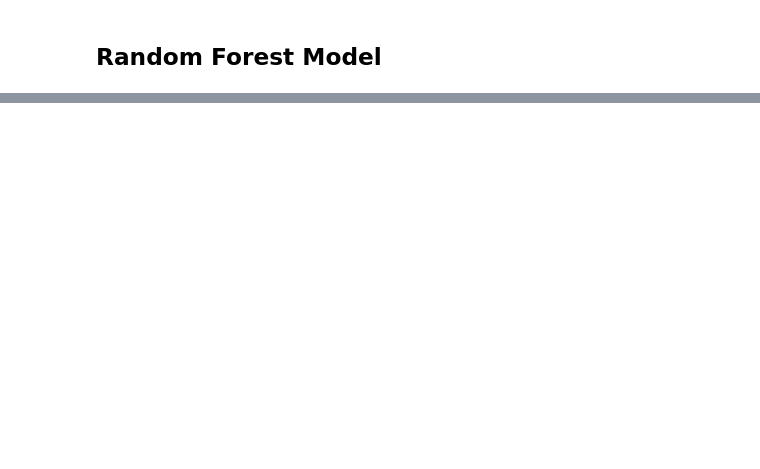
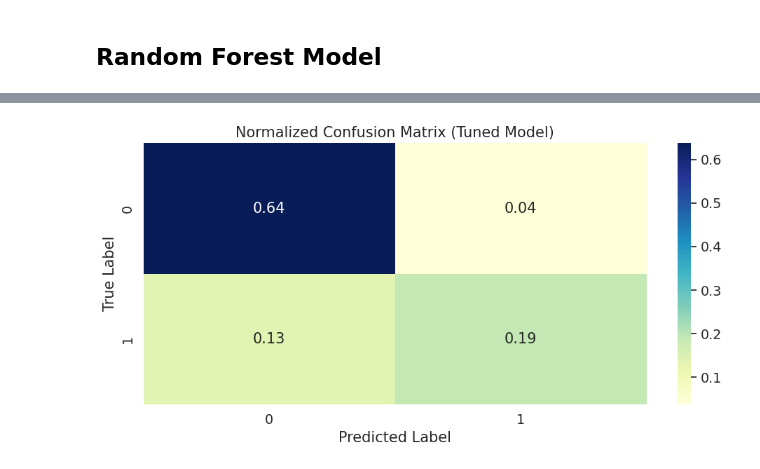
Before and after one commit to Mutariian/deep-learning-roadmap, a Jupyter notebook: PCOS_Detection.ipynb, the cells around one changed output, grey strips where cells are left out. Drawn from its saved outputs; the diff is of its cells as text; code cells hidden in the pictures; blank space fills up the shorter version.

```diff
--- a/PCOS_Detection.ipynb
+++ b/PCOS_Detection.ipynb
@@ -742,3 +659,8 @@ Classification Report:
    macro avg       0.90      0.81      0.84       163
 weighted avg       0.88      0.87      0.86       163
 [figure]
+# %%
+from sklearn.ensemble import RandomForestClassifier
+
+model = RandomForestClassifier()
+model.fit(X_train, y_train)
@@ -744,0 +673,82 @@ weighted avg       0.88      0.87      0.86       163
+# %%
+import pandas as pd
+import numpy as np
+import matplotlib.pyplot as plt
+import seaborn as sns
+
+from sklearn.model_selection import train_test_split
+from sklearn.preprocessing import StandardScaler
+from sklearn.metrics import classification_report, confusion_matrix
+
+import tensorflow as tf
+from tensorflow.keras.models import Sequential
+from tensorflow.keras.layers import Dense
+from tensorflow.keras.optimizers import Adam, RMSprop
+import keras_tuner as kt
+
+# Prepare the dataset
+X_raw = data.drop(columns=["PCOS (Y/N)", "Sl. No", "Patient File No."])
+X = pd.get_dummies(X_raw, drop_first=True)
+y = data["PCOS (Y/N)"]
+
+# Split and scale
+X_train, X_test, y_train, y_test = train_test_split(X, y, test_size=0.3, random_state=42)
+scaler = StandardScaler()
+X_train_scaled = scaler.fit_transform(X_train)
+X_test_scaled = scaler.transform(X_test)
+
+# Build model function for tuner
+def build_model(hp):
+    model = Sequential()
+    model.add(Dense(hp.Int('units_1', min_value=32, max_value=128, step=16),
+                    activation=hp.Choice('act_1', ['relu', 'tanh']),
+                    input_shape=(X_train_scaled.shape[1],)))
+
+    if hp.Boolean('second_layer'):
+        model.add(Dense(hp.Int('units_2', min_value=32, max_value=128, step=16),
+                        activation=hp.Choice('act_2', ['relu', 'tanh'])))
+
+    model.add(Dense(1, activation='sigmoid'))
+
+    model.compile(
+        optimizer=hp.Choice('optimizer', ['adam', 'rmsprop']),
+        loss='binary_crossentropy',
+        metrics=['accuracy']
+    )
+    return model
+
+# Hyperparameter tuner
+tuner = kt.RandomSearch(
+    build_model,
+    objective='val_accuracy',
+    max_trials=10,
+    executions_per_trial=1,
+    directory='my_dir',
+    project_name='pcos_nn_tuning'
+)
+
+# Run search
+tuner.search(X_train_scaled, y_train, epochs=20, validation_split=0.2, verbose=1)
+
+# Get best model
+best_model = tuner.get_best_models(num_models=1)[0]
+best_params = tuner.get_best_hyperparameters(1)[0].values
+print("Best Hyperparameters:", best_params)
+
+# Evaluate
+pred_probs = best_model.predict(X_test_scaled)
+predictions = (pred_probs > 0.5).astype(int).flatten()
+
+print("\nClassification Report:\n", classification_report(y_test, predictions))
+
+# Confusion matrix
+plt.figure(figsize=(10, 5))
+cf_matrix = confusion_matrix(y_test, predictions)
+sns.heatmap(cf_matrix / np.sum(cf_matrix), annot=True, fmt=".2f",
+            annot_kws={'size': 15}, cmap='YlGnBu')
+plt.title("Normalized Confusion Matrix (Tuned Model)")
+plt.xlabel("Predicted Label")
+plt.ylabel("True Label")
+plt.tight_layout()
+plt.show()
+# %% [output]
@@ -744,0 +772 @@ weighted avg       0.88      0.87      0.86       163
+[figure, added]
```
Also changed, not shown: parts of 25 cells of this notebook.
